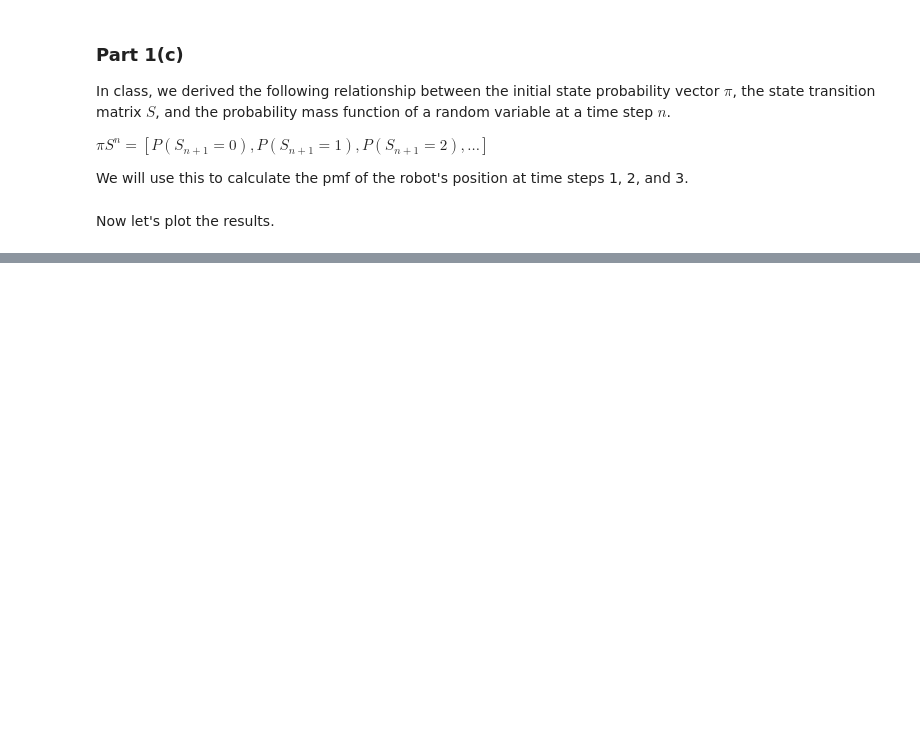
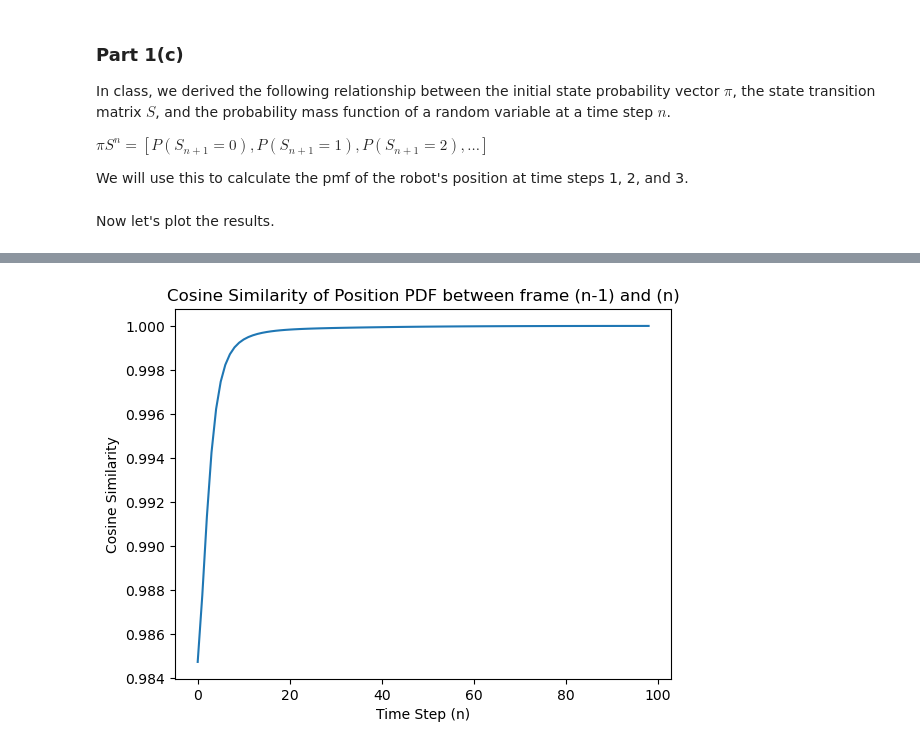
Before and after one commit to rafael-burger/E207-HW6, a Jupyter notebook: HW6.ipynb, the cells around one changed output, grey strips where cells are left out. Saved outputs shown, nothing was run; the diff lists cells and outputs as text; code cells hidden in the pictures; blank space fills up the shorter version.

```diff
--- a/HW6.ipynb
+++ b/HW6.ipynb
@@ -143,0 +148,19 @@ plotPositionPMF(pmf3, "Time Step 3 Position PMF")
+# %%
+n = 100
+similarity = np.zeros(n-1)
+pmf = np.zeros((n, 11))
+pmf[0,:] = pi
+for i in range(1,n):
+    last_pmf = pmf[i-1,:] # retrieve the pmf of the previous frame for easier use
+    cur_pmf = pi @ np.linalg.matrix_power(A, i) # compute the pmf of the current frame
+    pmf[i,:] = cur_pmf # store the current frame's pmf for use later
+
+    similarity[i-1] = (last_pmf @ cur_pmf.T)/(np.linalg.norm(last_pmf) * np.linalg.norm(cur_pmf)) # compute and store cosine similarity
+
+plt.plot(similarity)
+plt.ylabel("Cosine Similarity")
+plt.xlabel("Time Step (n)")
+plt.title("Cosine Similarity of Position PDF between frame (n-1) and (n)")
+plt.show()
+# %% [output]
+[figure, added]
```
Also changed, not shown: parts of 19 cells of this notebook.
